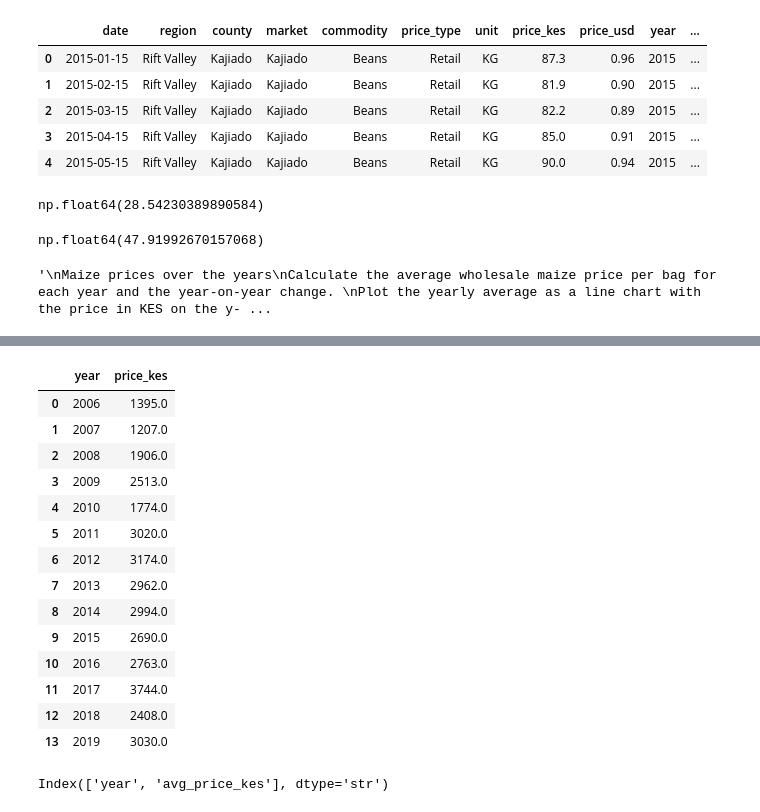
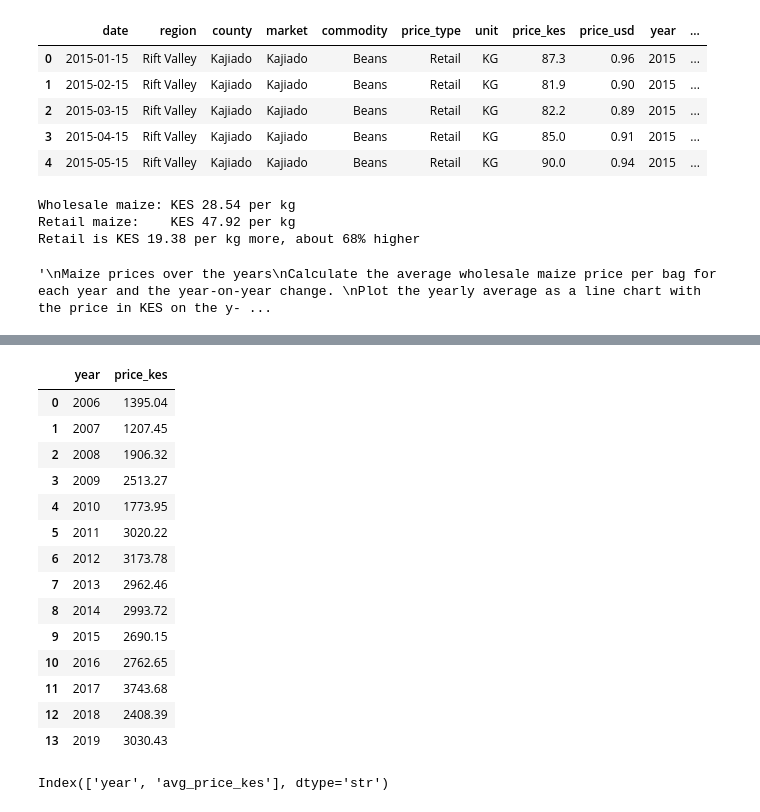
Before and after one commit to rose-odiwuor/food_market_prices, a Jupyter notebook: analysis.ipynb, the cells around one changed output, grey strips where cells are left out. Saved outputs shown, nothing was run; the diff lists cells and outputs as text; code cells hidden in the pictures.

```diff
--- a/analysis.ipynb
+++ b/analysis.ipynb
@@ -185,16 +193,17 @@ df_retail.head()
 | 2 | 2015-03-15 | Rift Valley | Kajiado | Kajiado | Beans | Retail | KG | 82.2 | 0.89 | 2015 | ... |
 | 3 | 2015-04-15 | Rift Valley | Kajiado | Kajiado | Beans | Retail | KG | 85.0 | 0.91 | 2015 | ... |
 | 4 | 2015-05-15 | Rift Valley | Kajiado | Kajiado | Beans | Retail | KG | 90.0 | 0.94 | 2015 | ... |
-# %%
-#average for the maize commodity in the wholesale sales_price_per_kg
-df_wholesale.loc[df_wholesale["commodity"] == "Maize", "price_per_kg"].mean()
-# %% [output]
-np.float64(28.54230389890584)
-# %%
-#average for the maize commodity in the retail sales_price_per_kg
-df_retail.loc[df_retail["commodity"] == "Maize", "price_per_kg"].mean()
-# %% [output]
-np.float64(47.91992670157068)
+# %%
+# how does the retail price per KG of maize compare with the wholesale price per KG?
+wholesale_kg = df_wholesale.loc[df_wholesale["commodity"] == "Maize", "price_per_kg"].mean()
+retail_kg = df_retail.loc[df_retail["commodity"] == "Maize", "price_per_kg"].mean()
+print(f"Wholesale maize: KES {wholesale_kg:.2f} per kg")
+print(f"Retail maize:    KES {retail_kg:.2f} per kg")
+print(f"Retail is KES {retail_kg - wholesale_kg:.2f} per kg more, about {(retail_kg / wholesale_kg - 1) * 100:.0f}% higher")
+# %% [output]
+Wholesale maize: KES 28.54 per kg
+Retail maize:    KES 47.92 per kg
+Retail is KES 19.38 per kg more, about 68% higher
 # %%
 """
 Maize prices over the years
@@ -217,22 +226,23 @@ df_maize.head(5)
 | 2024 | 2006-04-15 | Rift Valley | Uasin Gishu | Eldoret | Maize | Wholesale | 90 KG | 1277.00 | 17.96 | 2006 | ... |
 | 2025 | 2006-05-15 | Rift Valley | Uasin Gishu | Eldoret | Maize | Wholesale | 90 KG | 1445.26 | 20.16 | 2006 | ... |
 # %%
-yearly_avg = df_maize.groupby("year")["price_kes"].mean().reset_index().round()
+# average wholesale maize price per bag for each year
+yearly_avg = df_maize.groupby("year")["price_kes"].mean().reset_index().round(2)
 yearly_avg
 # %% [output]
 |  | year | price_kes |
-| 0 | 2006 | 1395.0 |
-| 1 | 2007 | 1207.0 |
-| 2 | 2008 | 1906.0 |
-| 3 | 2009 | 2513.0 |
-| 4 | 2010 | 1774.0 |
-| 5 | 2011 | 3020.0 |
-| 6 | 2012 | 3174.0 |
-| 7 | 2013 | 2962.0 |
-| 8 | 2014 | 2994.0 |
-| 9 | 2015 | 2690.0 |
-| 10 | 2016 | 2763.0 |
-| 11 | 2017 | 3744.0 |
-| 12 | 2018 | 2408.0 |
-| 13 | 2019 | 3030.0 |
+| 0 | 2006 | 1395.04 |
+| 1 | 2007 | 1207.45 |
+| 2 | 2008 | 1906.32 |
+| 3 | 2009 | 2513.27 |
+| 4 | 2010 | 1773.95 |
+| 5 | 2011 | 3020.22 |
+| 6 | 2012 | 3173.78 |
+| 7 | 2013 | 2962.46 |
+| 8 | 2014 | 2993.72 |
+| 9 | 2015 | 2690.15 |
+| 10 | 2016 | 2762.65 |
+| 11 | 2017 | 3743.68 |
+| 12 | 2018 | 2408.39 |
+| 13 | 2019 | 3030.43 |
 # %%
```
Also changed, not shown: parts of 51 cells of this notebook, 4 other files.
